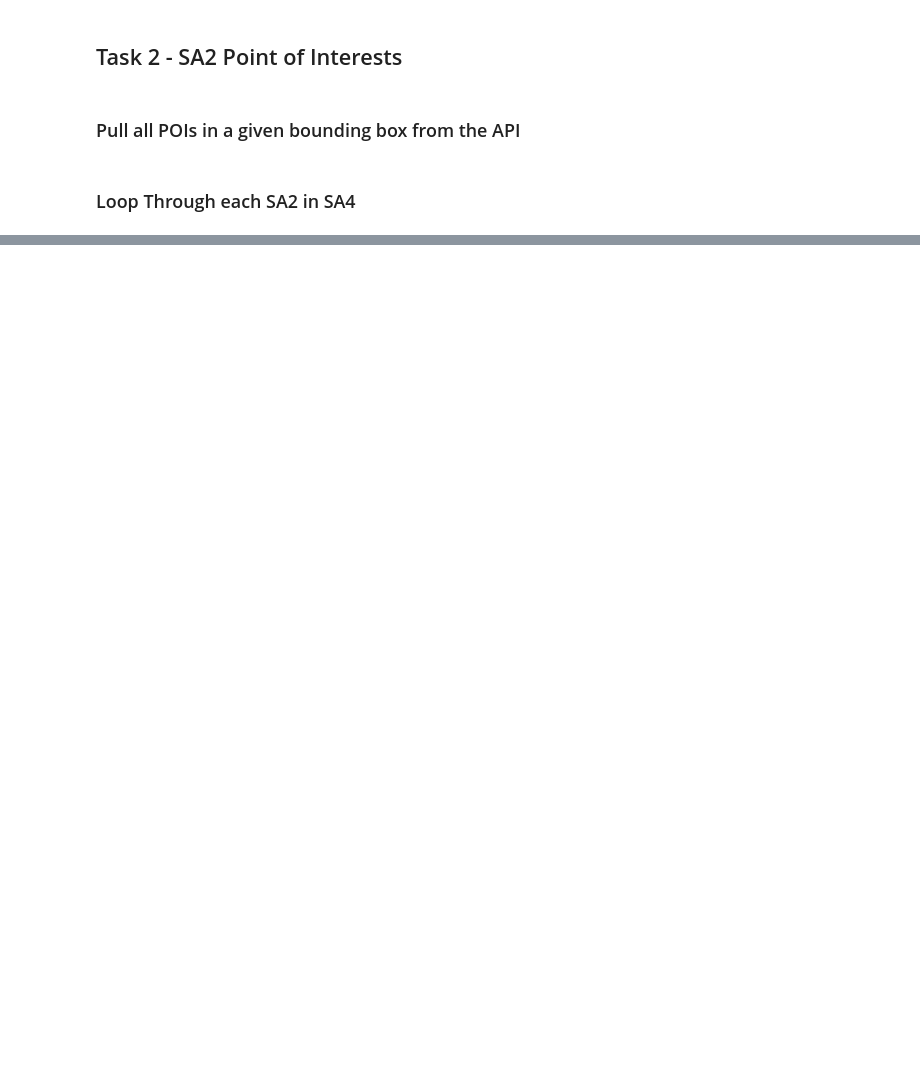
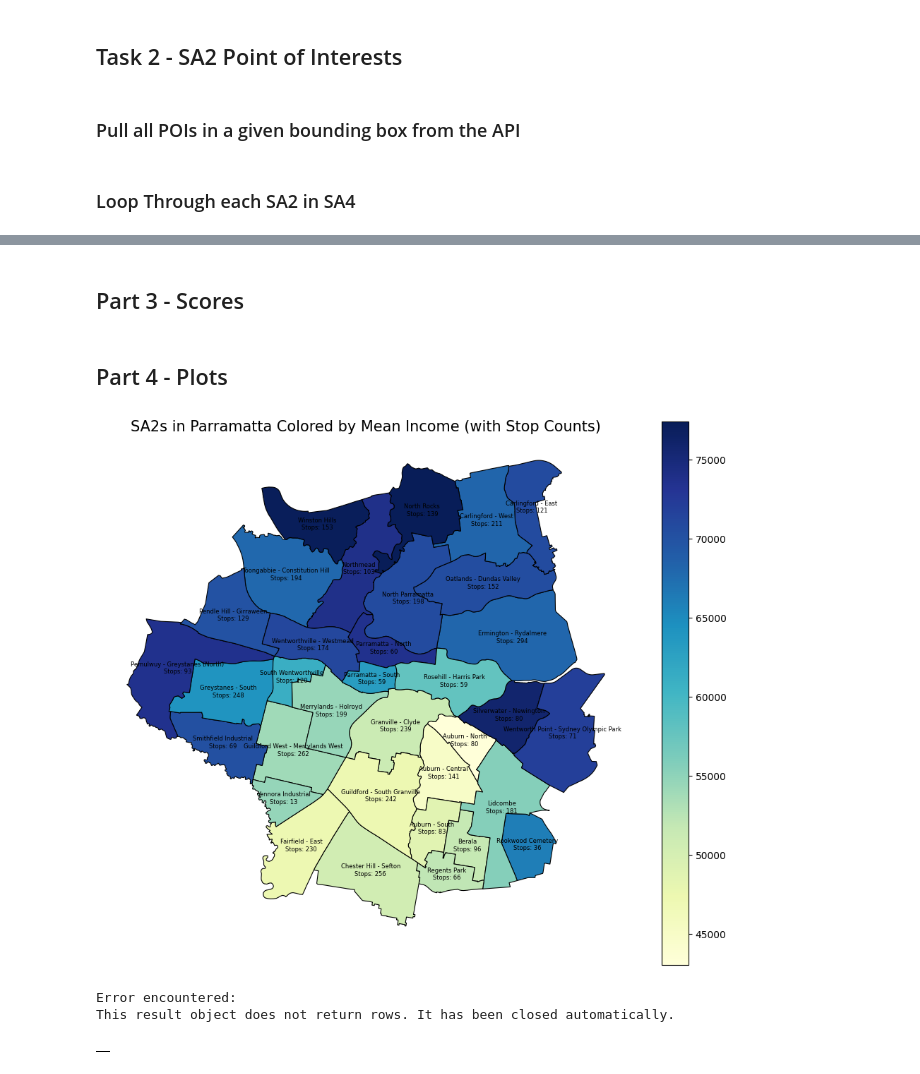
Before and after one commit to Charliero2246/Data2001Assignment, a Jupyter notebook: Assignment.ipynb, the cells around one changed output, grey strips where cells are left out. Drawn from its saved outputs; the diff is of its cells as text; code cells hidden in the pictures; blank space fills up the shorter version.

```diff
--- a/Assignment.ipynb
+++ b/Assignment.ipynb
@@ -481,0 +524,64 @@ Index: []
+# %% [markdown]
+## Part 3 - Scores
+# %% [markdown]
+## Part 4 - Plots
+# %%
+sa4_code = '125'  # Parramatta
+conn.rollback()
+
+sql = """
+SELECT
+    sb.sa2_code21,
+    sb.sa2_name21,
+    sb.geometry,
+    i.mean_income,
+    COUNT(s.stop_id) AS stop_count
+FROM sa2_boundaries sb
+JOIN income i ON sb.sa2_code21 = i.sa2_code::text
+LEFT JOIN stops s ON sb.sa2_code21 = s.sa2_code21::text
+WHERE sb.sa4_code21 = %s
+GROUP BY sb.sa2_code21, sb.sa2_name21, sb.geometry, i.mean_income
+"""
+
+# Load into GeoDataFrame
+sa2_income_stops_gdf = gpd.read_postgis(sql, conn, params=(sa4_code,), geom_col="geometry")
+
+# Plotting
+fig, ax = plt.subplots(figsize=(12, 10))
+
+# Fill areas by mean income
+sa2_income_stops_gdf.plot(
+    column="mean_income",
+    ax=ax,
+    cmap="YlGnBu",
+    legend=True,
+    edgecolor="black",
+    linewidth=0.8
+)
+
+# Overlay SA2 name and stop count
+for idx, row in sa2_income_stops_gdf.iterrows():
+    centroid = row.geometry.centroid
+    label = f"{row['sa2_name21']}\nStops: {int(row['stop_count'])}"
+    ax.text(centroid.x, centroid.y, label, fontsize=6, ha='center', va='center')
+
+ax.set_title("SA2s in Parramatta Colored by Mean Income (with Stop Counts)", fontsize=15)
+ax.axis("off")
+plt.show()
+# %% [output]
+[figure, added]
+# %%
+query(conn, """
+DROP TABLE IF EXISTS school_sa2_lookup;
+CREATE TABLE school_sa2_lookup AS
+SELECT DISTINCT
+    sb.sa2_code21,
+    sc.school_id
+FROM school_catchments sc
+JOIN sa2_boundaries sb
+    ON ST_Intersects(sc.geom, sb.geometry);
+""")
+# %% [output]
+Error encountered:
+This result object does not return rows. It has been closed automatically.
+|  |
```
Also changed, not shown: parts of 11 cells of this notebook.
